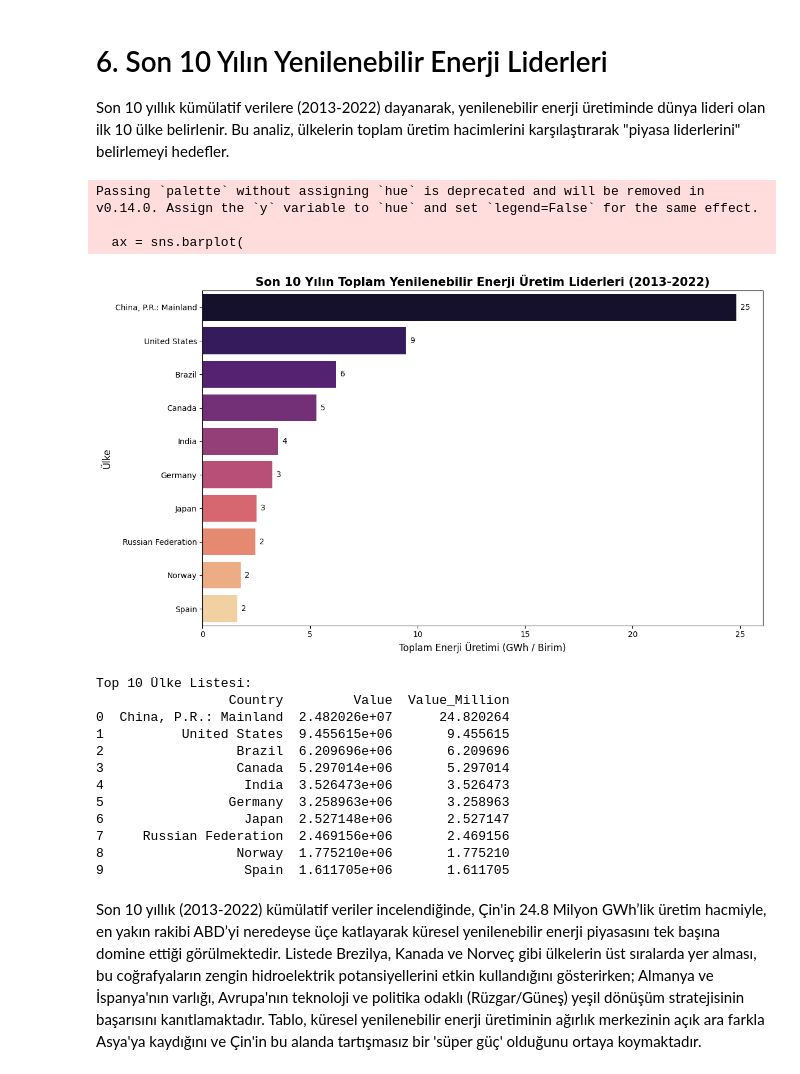
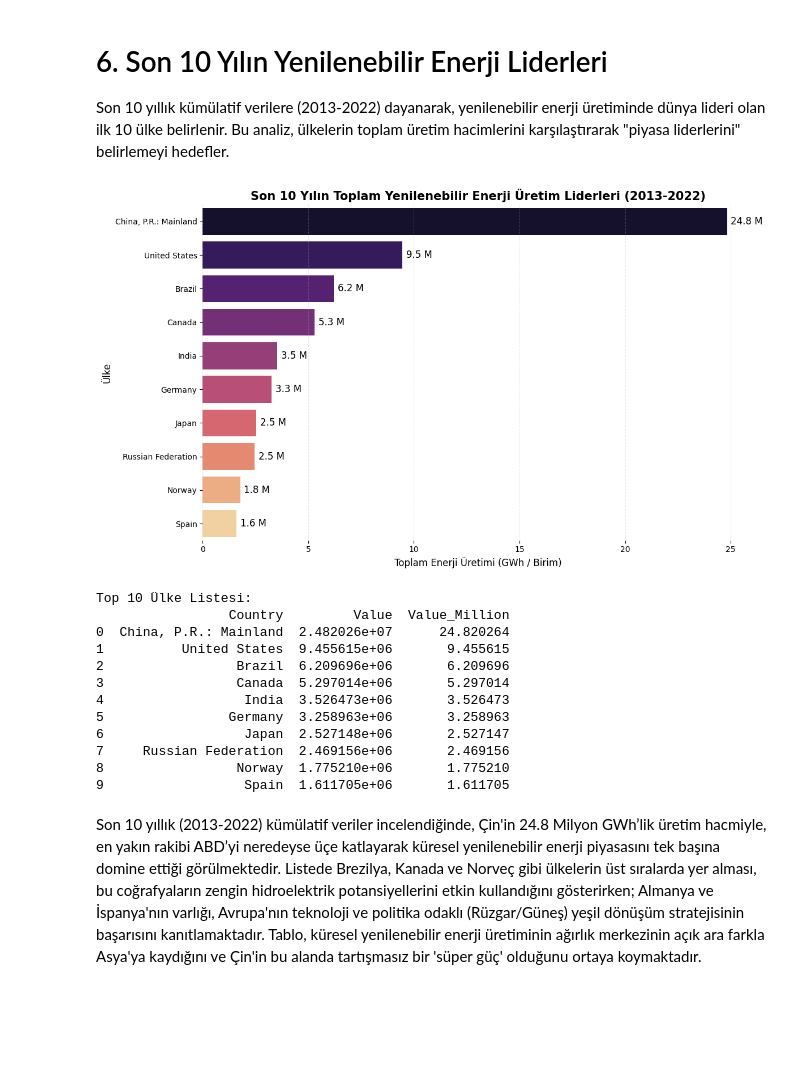
Before and after one commit to buseakyuz/RenewableEnergyDataAnalysis, a Jupyter notebook: RenewableEnergy.ipynb, the cells around one changed output. Drawn from its saved outputs; the diff is of its cells as text; code cells hidden in the pictures; blank space fills up the shorter version.

```diff
--- a/RenewableEnergy.ipynb
+++ b/RenewableEnergy.ipynb
@@ -201,45 +201,47 @@ top_countries['Value_Million'] = top_countries['Value'] / 1000000
 # %%
 # 4. Görselleştirme
 plt.figure(figsize=(12, 7))
 
 # Seaborn barplot
 ax = sns.barplot(
     data=top_countries,
     x='Value_Million',
     y='Country',
-    palette='magma'
+    hue='Country',
+    palette='magma',
+    legend=False
 )
 
 plt.title('Son 10 Yılın Toplam Yenilenebilir Enerji Üretim Liderleri (2013-2022)', fontsize=15, fontweight='bold')
 plt.xlabel('Toplam Enerji Üretimi (GWh / Birim)', fontsize=12)
 plt.ylabel('Ülke', fontsize=12)
 
 for i in ax.containers:
-    ax.bar_label(i, fmt='%.0f', padding=5, fontsize=10)
+    ax.bar_label(i, fmt='%.1f M', padding=5, fontsize=12,)
+
+sns.despine(left=True, bottom=True)
+plt.grid(axis='x', linestyle='--', alpha=0.3)
 
 plt.tight_layout()
 plt.show()
 
 
 print("Top 10 Ülke Listesi:")
 print(top_countries)
 # %% [output]
+[figure, new version]
-Passing `palette` without assigning `hue` is deprecated and will be removed in v0.14.0. Assign the `y` variable to `hue` and set `legend=False` for the same effect.
-
-  ax = sns.barplot(
+Top 10 Ülke Listesi:
+                 Country         Value  Value_Million
+0  China, P.R.: Mainland  2.482026e+07      24.820264
+1          United States  9.455615e+06       9.455615
+2                 Brazil  6.209696e+06       6.209696
+3                 Canada  5.297014e+06       5.297014
+4                  India  3.526473e+06       3.526473
+5                Germany  3.258963e+06       3.258963
+6                  Japan  2.527148e+06       2.527147
+7     Russian Federation  2.469156e+06       2.469156
+8                 Norway  1.775210e+06       1.775210
+9                  Spain  1.611705e+06       1.611705
-[figure, old version]
-Top 10 Ülke Listesi:
-                 Country         Value  Value_Million
-0  China, P.R.: Mainland  2.482026e+07      24.820264
-1          United States  9.455615e+06       9.455615
-2                 Brazil  6.209696e+06       6.209696
-3                 Canada  5.297014e+06       5.297014
-4                  India  3.526473e+06       3.526473
-5                Germany  3.258963e+06       3.258963
-6                  Japan  2.527148e+06       2.527147
-7     Russian Federation  2.469156e+06       2.469156
-8                 Norway  1.775210e+06       1.775210
-9                  Spain  1.611705e+06       1.611705
 # %% [markdown]
 Son 10 yıllık (2013-2022) kümülatif veriler incelendiğinde, Çin'in 24.8 Milyon GWh’lik üretim hacmiyle, en yakın rakibi ABD’yi neredeyse üçe katlayarak küresel yenilenebilir enerji piyasasını tek başına domine ettiği görülmektedir. Listede Brezilya, Kanada ve Norveç gibi ülkelerin üst sıralarda yer alması, bu coğrafyaların zengin hidroelektrik potansiyellerini etkin kullandığını gösterirken; Almanya ve İspanya'nın varlığı, Avrupa'nın teknoloji ve politika odaklı (Rüzgar/Güneş) yeşil dönüşüm stratejisinin başarısını kanıtlamaktadır. Tablo, küresel yenilenebilir enerji üretiminin ağırlık merkezinin açık ara farkla Asya'ya kaydığını ve Çin'in bu alanda tartışmasız bir 'süper güç' olduğunu ortaya koymaktadır.
 # %% [markdown]
```
